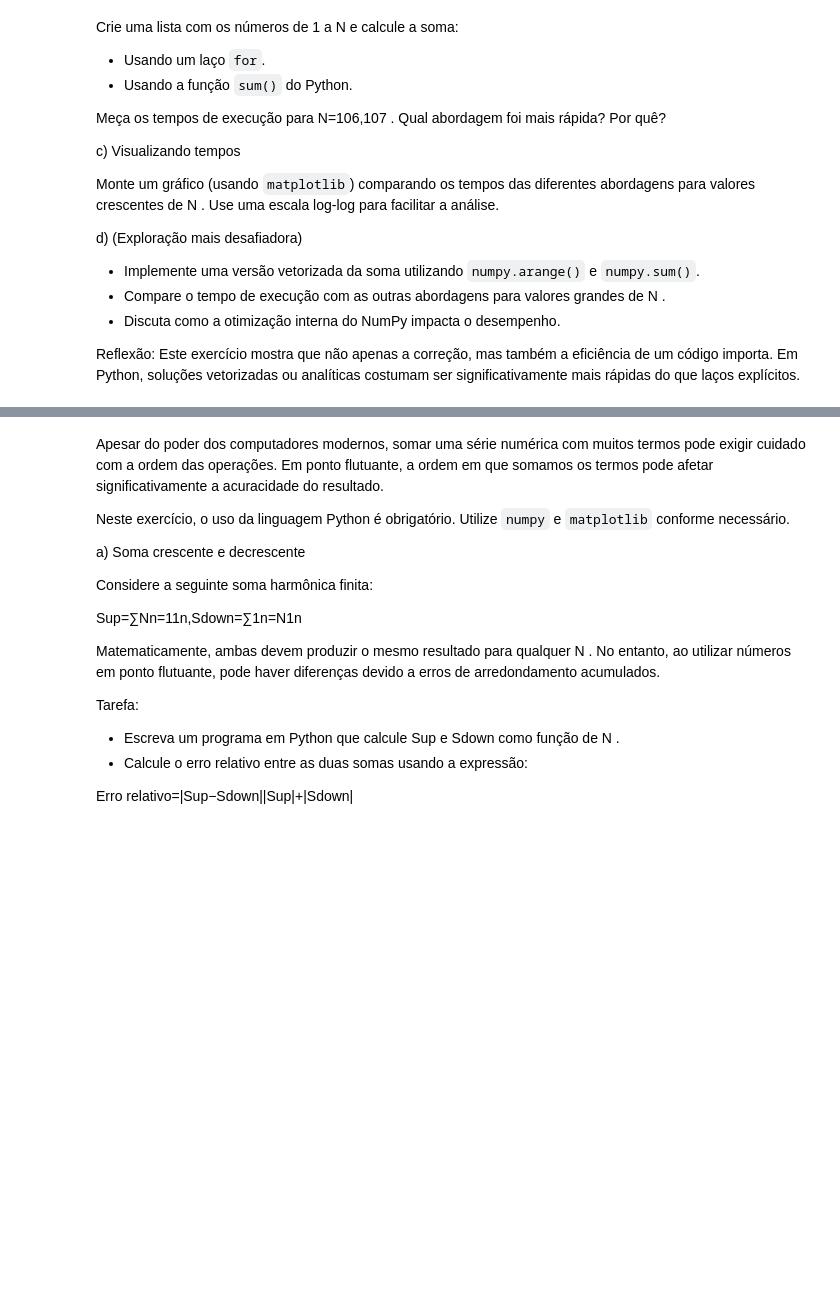
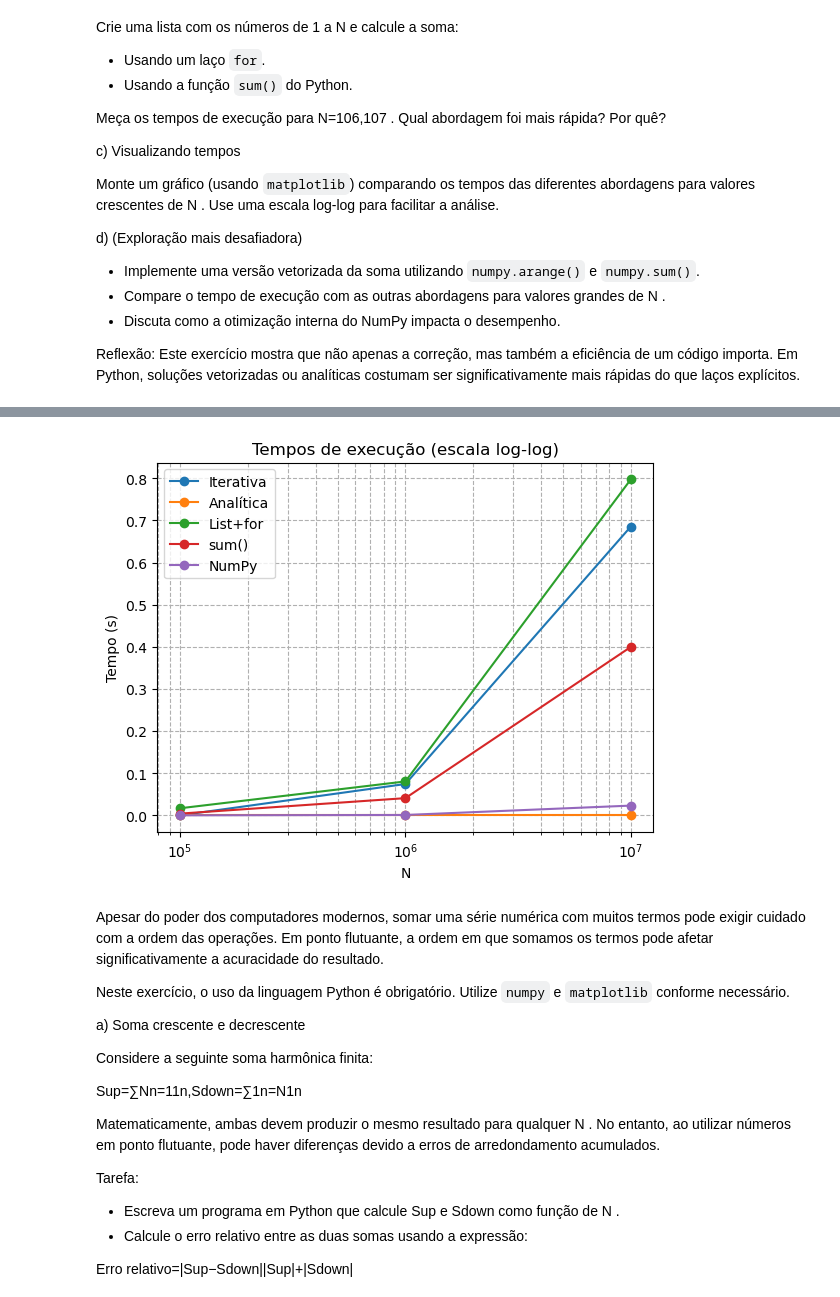
Before and after one commit to Analima123/AV6, a Jupyter notebook: AV6.ipynb, the cells around one changed output, grey strips where cells are left out. Drawn from its saved outputs; the diff is of its cells as text; code cells hidden in the pictures; blank space fills up the shorter version.

```diff
--- a/AV6.ipynb
+++ b/AV6.ipynb
@@ -157,0 +58,71 @@ plt.show()
+# %%
+import time
+import numpy as np
+import matplotlib.pyplot as plt
+
+def soma_iterativa(N):
+    s = 0
+    for i in range(1, N+1):
+        s += i
+    return s
+
+def soma_analitica(N):
+    return N * (N + 1) // 2
+
+def soma_laco_lista(N):
+    lst = list(range(1, N+1))
+    s = 0
+    for x in lst:
+        s += x
+    return s
+
+def sum_builtin(N):
+    lst = list(range(1, N+1))
+    return sum(lst)
+
+def sum_numpy(N):
+    arr = np.arange(1, N+1)
+    return arr.sum()
+
+# Parte a
+print("=== Parte a: iterativa vs analítica ===")
+for N in [10**6, 10**7, 10**8]:
+    start = time.time()
+    soma_iterativa(N)
+    ti = time.time() - start
+    start = time.time()
+    soma_analitica(N)
+    ta = time.time() - start
+    print(f"N={N}: iterativa = {ti:.6f}s; analítica = {ta:.6f}s")
+
+# Parte b
+print("\n=== Parte b: somas com lista ===")
+for N in [10**6, 10**7]:
+    start = time.time()
+    soma_laco_lista(N)
+    t_loop = time.time() - start
+    start = time.time()
+    sum_builtin(N)
+    t_sum = time.time() - start
+    print(f"N={N}: list+for = {t_loop:.6f}s; sum() = {t_sum:.6f}s")
+
+# Parte c e d
+print("\n=== Parte c & d: comparação geral ===")
+Ns = [10**5, 10**6, 10**7]
+tempos = {'Iterativa': [], 'Analítica': [], 'List+for': [], 'sum()': [], 'NumPy': []}
+for N in Ns:
+    start = time.time(); soma_iterativa(N); tempos['Iterativa'].append(time.time()-start)
+    start = time.time(); soma_analitica(N); tempos['Analítica'].append(time.time()-start)
+    start = time.time(); soma_laco_lista(N); tempos['List+for'].append(time.time()-start)
+    start = time.time(); sum_builtin(N); tempos['sum()'].append(time.time()-start)
+    start = time.time(); sum_numpy(N); tempos['NumPy'].append(time.time()-start)
+
+plt.figure()
+for metodo, tms in tempos.items():
+    plt.plot(Ns, tms, marker='o', label=metodo)
+plt.xscale('log')
+plt.xlabel('N'); plt.ylabel('Tempo (s)')
+plt.title('Tempos de execução (escala log-log)')
+plt.legend(); plt.grid(True, which='both', ls='--')
+plt.show()
+# %% [output]
@@ -158,3 +139,4 @@ plt.show()
+[figure, added]
 # %% [markdown]
 Apesar do poder dos computadores modernos, somar uma série numérica com muitos termos pode exigir cuidado com a ordem das operações. Em ponto flutuante, a ordem em que somamos os termos pode afetar significativamente a acuracidade do resultado.
 
```
Also changed, not shown: parts of 7 cells of this notebook.
